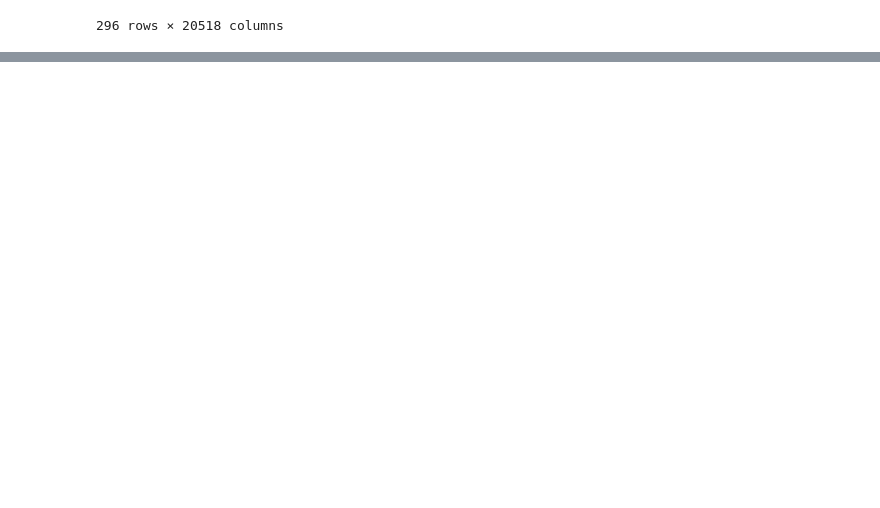
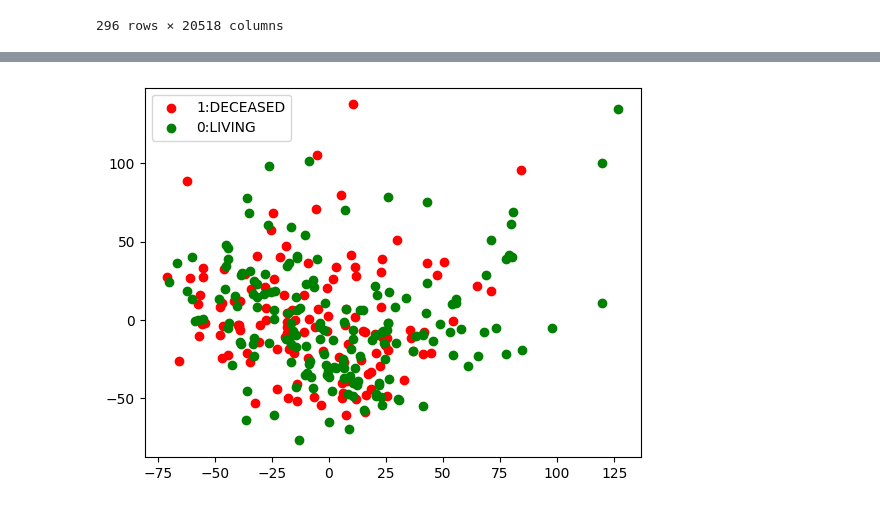
Before and after one commit to tiagomiranda24/Ext_Conhe_Dados_Biologicos, a Jupyter notebook: trabalho_fase3_python.ipynb, the cells around one changed output, grey strips where cells are left out. Drawn from its saved outputs; the diff is of its cells as text; code cells hidden in the pictures; blank space fills up the shorter version.

```diff
--- a/trabalho_fase3_python.ipynb
+++ b/trabalho_fase3_python.ipynb
@@ -270,0 +324,11 @@ data_mrnaseq
+# %%
+meta_var = data_bladder_new.loc[:,"Overall_Survival_Status"]
+meta_values = meta_var.unique()
+
+plt.figure()
+for c, name in zip("rgby", meta_values):
+    plt.scatter(X_r[meta_var == name, 0], X_r[meta_var == name, 1], c=c, label=name)
+plt.legend()
+plt.show()
+# %% [output]
+[figure, added]
```
Also changed, not shown: parts of 16 cells of this notebook.
